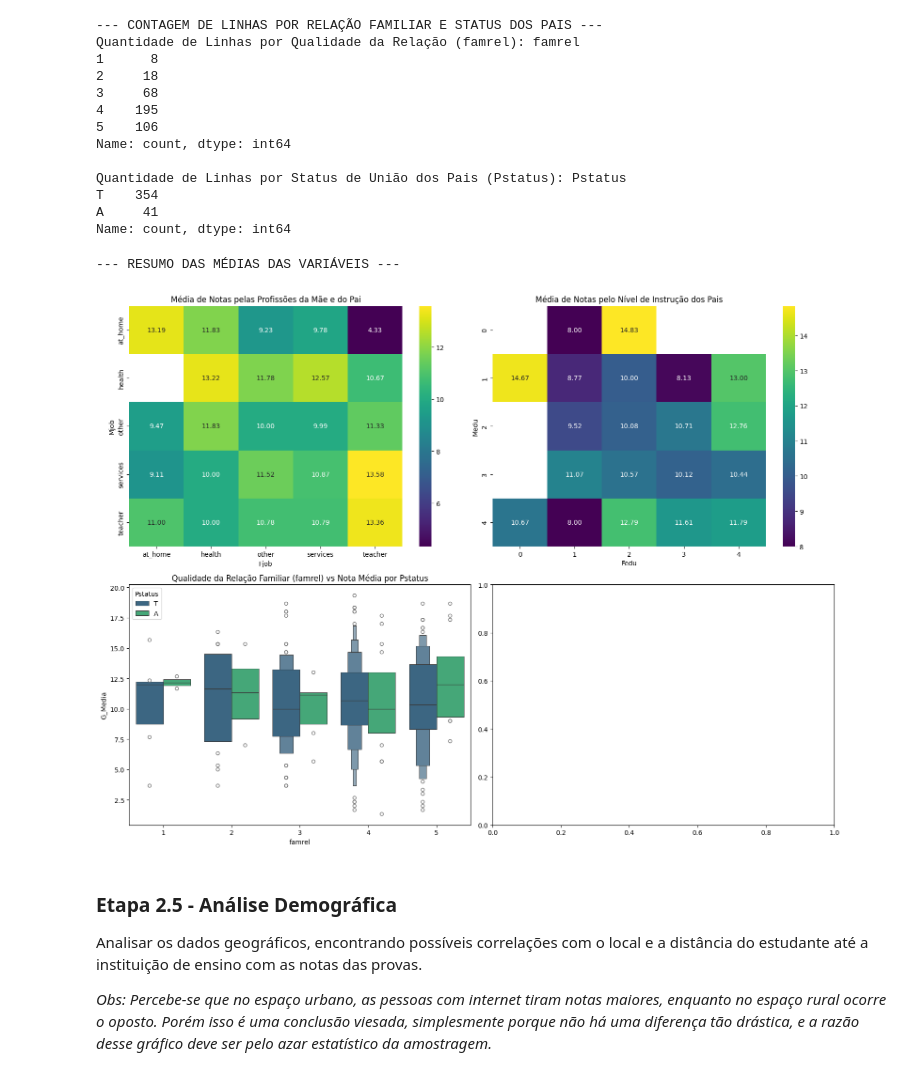
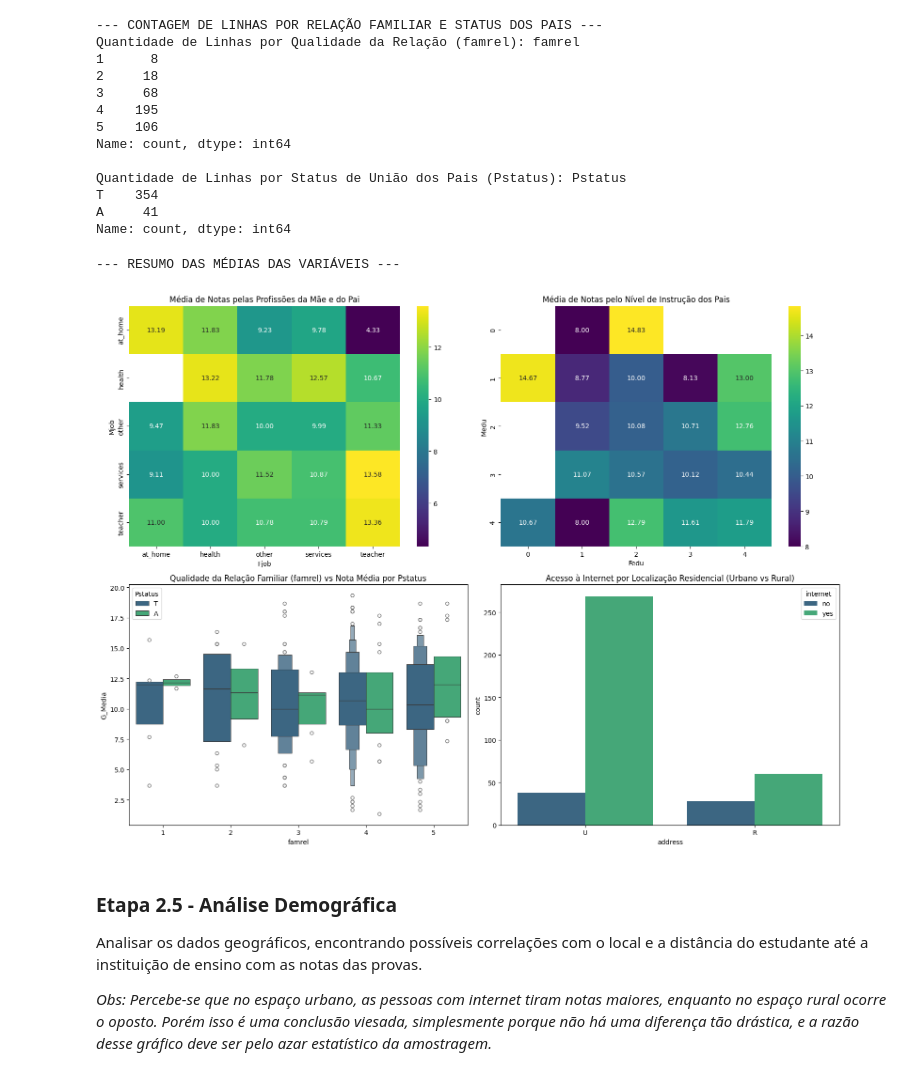
Before and after one commit to felipekenjidev/performance-estudantes, a Jupyter notebook: miniprojetods_performance_estudantes.ipynb, the cells around one changed output. Cells and saved outputs as stored; diff of their text form; code cells hidden in the pictures.

```diff
--- a/miniprojetods_performance_estudantes.ipynb
+++ b/miniprojetods_performance_estudantes.ipynb
@@ -1224,32 +1244,36 @@ Name: count, dtype: int64
 # %%
 # Exibir o Resumo das Médias de Notas para Cada Variável
 print("--- RESUMO DAS MÉDIAS DAS VARIÁVEIS ---")
 
 # Criar a Coluna de Média de Notas
 if 'G_Media' not in df.columns:
     df['G_Media'] = df[['G1', 'G2', 'G3']].mean(axis=1)
 
 fig, axes = plt.subplots(2, 2, figsize=(16, 12))
 
 # Exibir Profissão dos Pais vs Média de Notas
 df_jobs = df.groupby(['Mjob', 'Fjob'])['G_Media'].mean().unstack()
 sns.heatmap(df_jobs, annot=True, fmt=".2f", cmap='viridis', ax=axes[0, 0])
 axes[0, 0].set_title('Média de Notas pelas Profissões da Mãe e do Pai')
 
 # Exibir Escolaridade dos Pais vs Média
 df_edu_notes = df.groupby(['Medu', 'Fedu'])['G_Media'].mean().unstack()
 sns.heatmap(df_edu_notes, annot=True, fmt=".2f", cmap='viridis', ax=axes[0, 1])
 axes[0, 1].set_title('Média de Notas pelo Nível de Instrução dos Pais')
 
 # Exibir Pstatus vs Famrel vs G_Media
 sns.boxenplot(data=df, x='famrel', y='G_Media', hue='Pstatus', ax=axes[1, 0], palette='viridis')
 axes[1, 0].set_title('Qualidade da Relação Familiar (famrel) vs Nota Média por Pstatus')
 
+# Desigualdade Digital: Address vs Internet
+sns.countplot(data=df, x='address', hue='internet', ax=axes[1, 1], palette='viridis')
+axes[1, 1].set_title('Acesso à Internet por Localização Residencial (Urbano vs Rural)')
+
 plt.tight_layout()
 plt.show()
 # %% [output]
 --- RESUMO DAS MÉDIAS DAS VARIÁVEIS ---
-[figure, old version]
+[figure, new version]
 # %% [markdown]
 ### **Etapa 2.5 - Análise Demográfica**
 Analisar os dados geográficos, encontrando possíveis correlações com o local e a distância do estudante até a instituição de ensino com as notas das provas.
```
Also changed, not shown: parts of 3 cells of this notebook.
